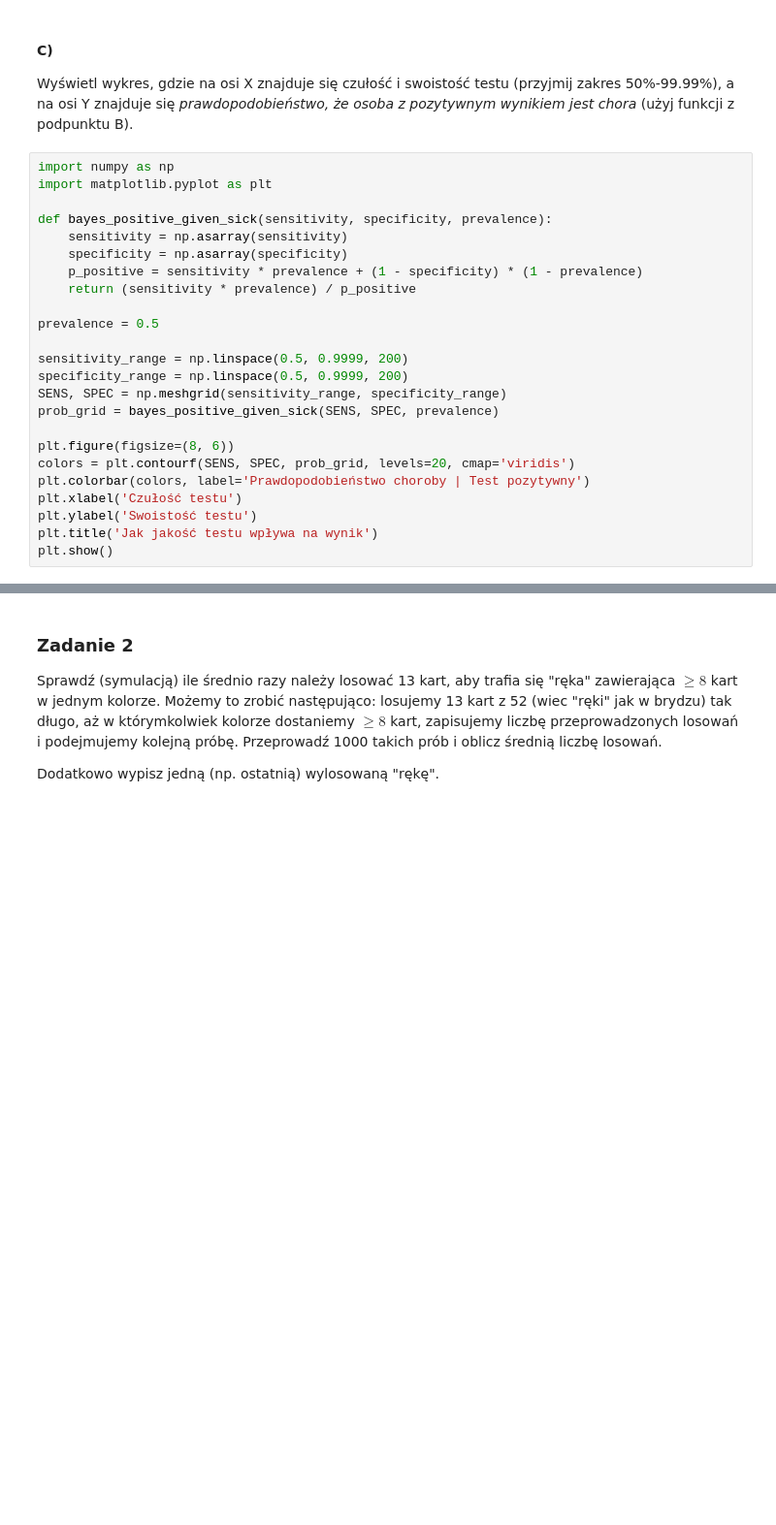
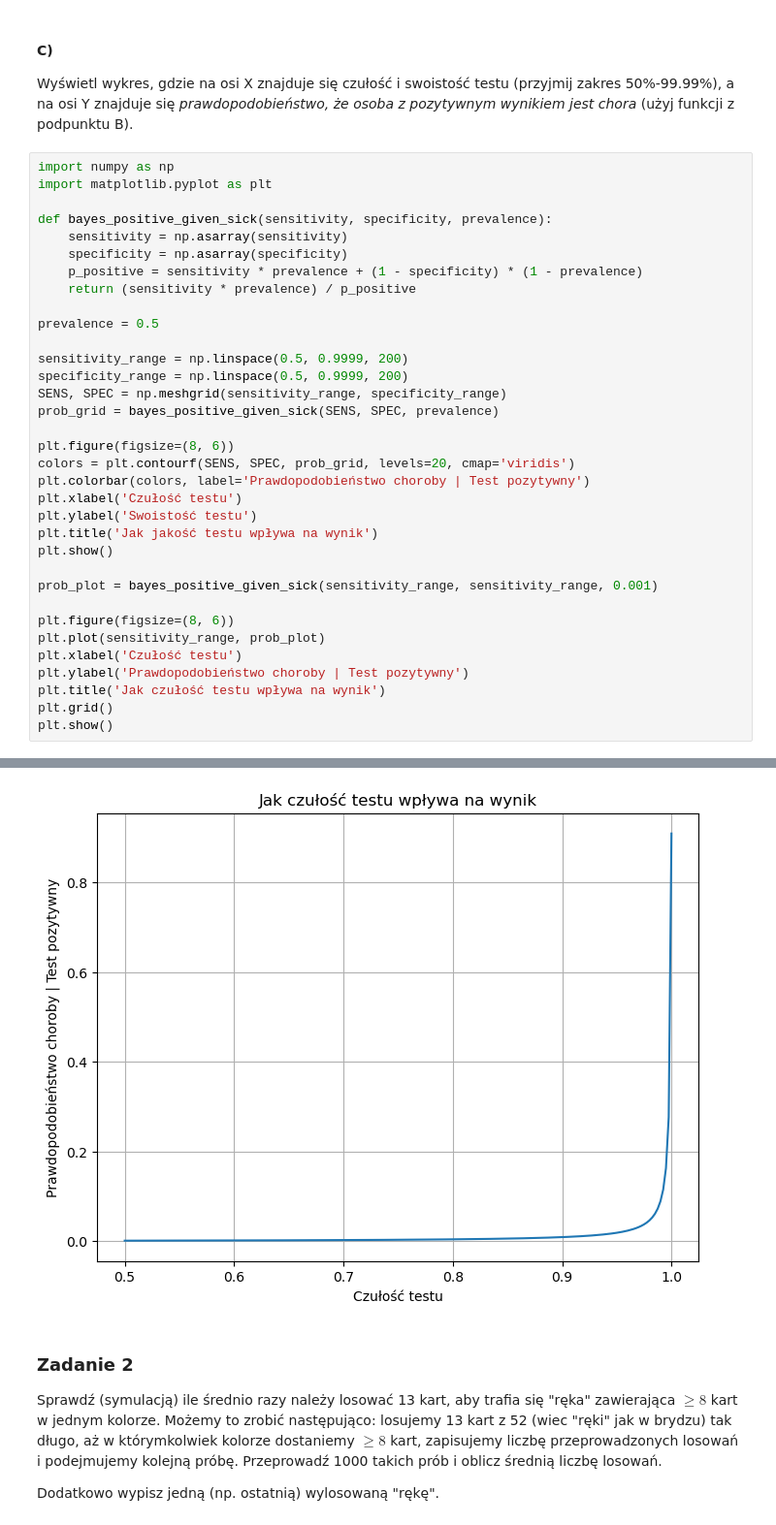
Before and after one commit to Lecrut/ai-ml_studies, a Jupyter notebook: amum/Lab07.ipynb, the cells around one changed output, grey strips where cells are left out. Shown at 97% size. Saved outputs shown, nothing was run; the diff lists cells and outputs as text; blank space fills up the shorter version.

```diff
--- a/amum/Lab07.ipynb
+++ b/amum/Lab07.ipynb
@@ -81,29 +81,40 @@ Wyświetl wykres, gdzie na osi X znajduje się czułość i swoistość testu (p
 # %%
 import numpy as np
 import matplotlib.pyplot as plt
 
 def bayes_positive_given_sick(sensitivity, specificity, prevalence):
     sensitivity = np.asarray(sensitivity)
     specificity = np.asarray(specificity)
     p_positive = sensitivity * prevalence + (1 - specificity) * (1 - prevalence)
     return (sensitivity * prevalence) / p_positive
 
 prevalence = 0.5
 
 sensitivity_range = np.linspace(0.5, 0.9999, 200)
 specificity_range = np.linspace(0.5, 0.9999, 200)
 SENS, SPEC = np.meshgrid(sensitivity_range, specificity_range)
 prob_grid = bayes_positive_given_sick(SENS, SPEC, prevalence)
 
 plt.figure(figsize=(8, 6))
 colors = plt.contourf(SENS, SPEC, prob_grid, levels=20, cmap='viridis')
 plt.colorbar(colors, label='Prawdopodobieństwo choroby | Test pozytywny')
 plt.xlabel('Czułość testu')
 plt.ylabel('Swoistość testu')
 plt.title('Jak jakość testu wpływa na wynik')
 plt.show()
+
+prob_plot = bayes_positive_given_sick(sensitivity_range, sensitivity_range, 0.001)
+
+plt.figure(figsize=(8, 6))
+plt.plot(sensitivity_range, prob_plot)
+plt.xlabel('Czułość testu')
+plt.ylabel('Prawdopodobieństwo choroby | Test pozytywny')
+plt.title('Jak czułość testu wpływa na wynik')
+plt.grid()
+plt.show()
 # %% [output]
 [figure]
+[figure, added]
 # %% [markdown]
 ### Zadanie 2
 
```
Also changed, not shown: parts of 2 cells of this notebook.
